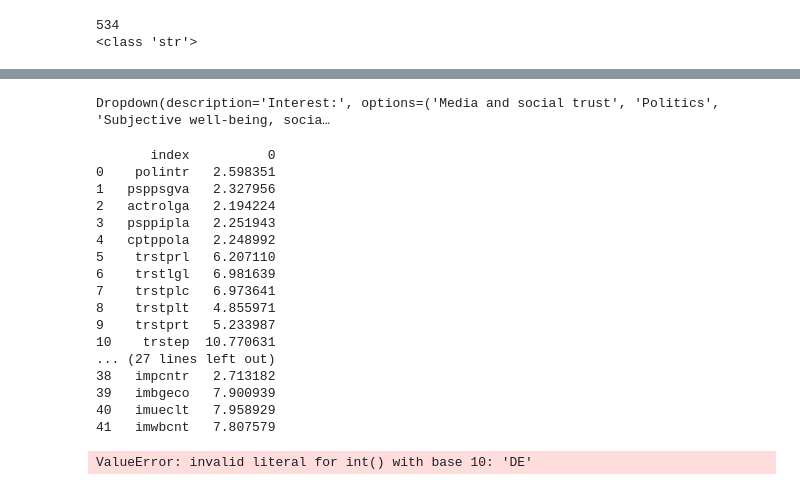
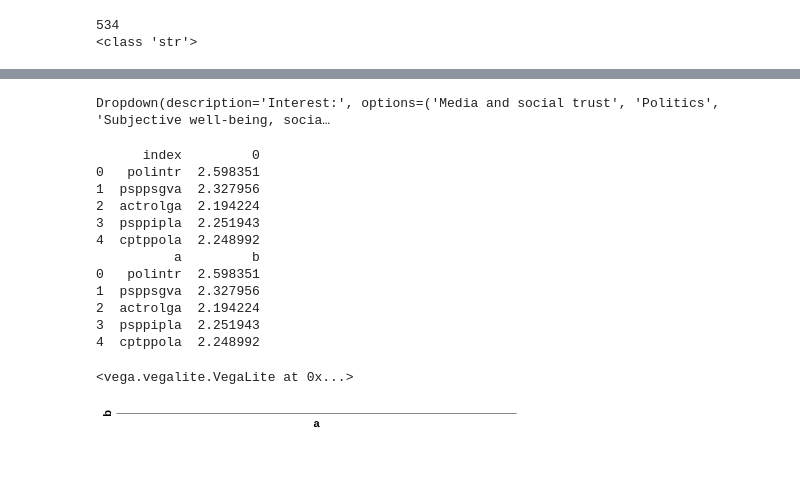
Before and after one commit to JonathanWoollett-Light/CSC327-A2, a Jupyter notebook: source.ipynb, the cells around one changed output, grey strips where cells are left out. Saved outputs shown, nothing was run; the diff lists cells and outputs as text; code cells hidden in the pictures; blank space fills up the shorter version.

Commit message:
Added wonky graphing

```diff
--- a/source.ipynb
+++ b/source.ipynb
@@ -151,27 +133,9 @@ def on_change(change):
         # Merge with `data` to select desired questions by name
         merged = data.filter(interested_desc.Name)
         #print(merged["lrscale"])
-        meaned = merged.astype(int).mean().reset_index()
+        meaned = merged.astype(int).mean()
         print(meaned)
 
 interestGroup.observe(on_change)
 # %% [output]
 Dropdown(description='Interest:', options=('Media and social trust', 'Politics', 'Subjective well-being, socia…
-       index          0
-0    polintr   2.598351
-1   psppsgva   2.327956
-2   actrolga   2.194224
-3   psppipla   2.251943
-4   cptppola   2.248992
-5    trstprl   6.207110
-6    trstlgl   6.981639
-7    trstplc   6.973641
-8    trstplt   4.855971
-9    trstprt   5.233987
-10    trstep  10.770631
-... (27 lines left out)
-38   impcntr   2.713182
-39   imbgeco   7.900939
-40   imueclt   7.958929
-41   imwbcnt   7.807579
-ValueError: invalid literal for int() with base 10: 'DE'
@@ -182,0 +142,33 @@ alt.Chart(meaned).mark_bar().encode(
+# %%
+value = "Politics"
+interested_desc = desc[(desc.Group == "Group " + value)]
+interested_desc = interested_desc[interested_desc.Country_specific == "no"]
+merged = data.filter(interested_desc.Name)
+meaned = merged.astype(int).mean()
+meaned_dataframe = meaned.reset_index() # change series to dataframe
+
+print(meaned_dataframe.head())
+meaned_dataframe.columns = ["a","b"]
+print(meaned_dataframe.head())
+
+test = alt.Chart(meaned_dataframe).mark_bar().encode(
+    x="a:Q",
+    y="b:O"
+)
+
+display(test)
+# %% [output]
+      index         0
+0   polintr  2.598351
+1  psppsgva  2.327956
+2  actrolga  2.194224
+3  psppipla  2.251943
+4  cptppola  2.248992
+          a         b
+0   polintr  2.598351
+1  psppsgva  2.327956
+2  actrolga  2.194224
+3  psppipla  2.251943
+4  cptppola  2.248992
+<vega.vegalite.VegaLite at 0x...>
+[figure, added]
```
Also changed, not shown: parts of 2 cells of this notebook.
